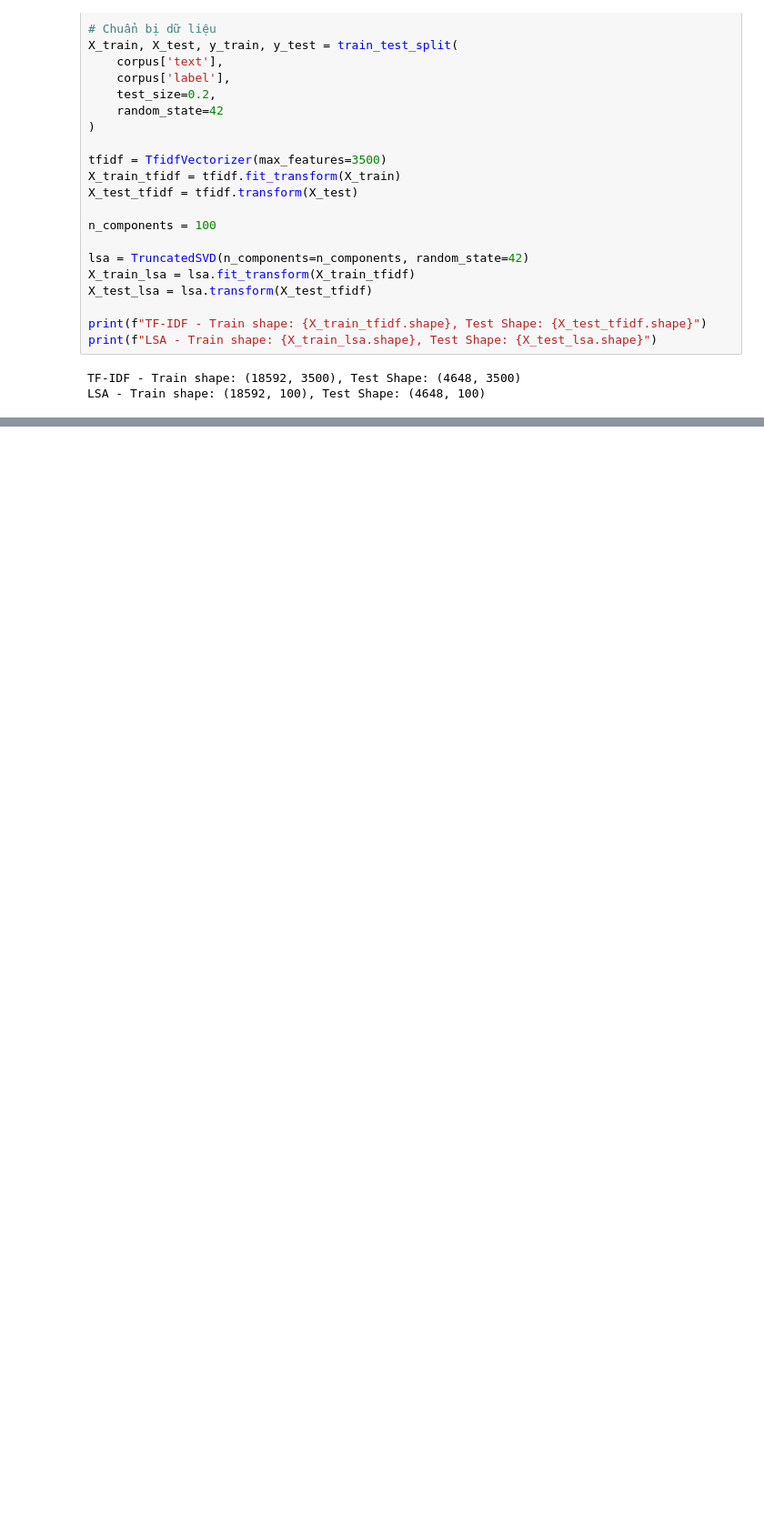
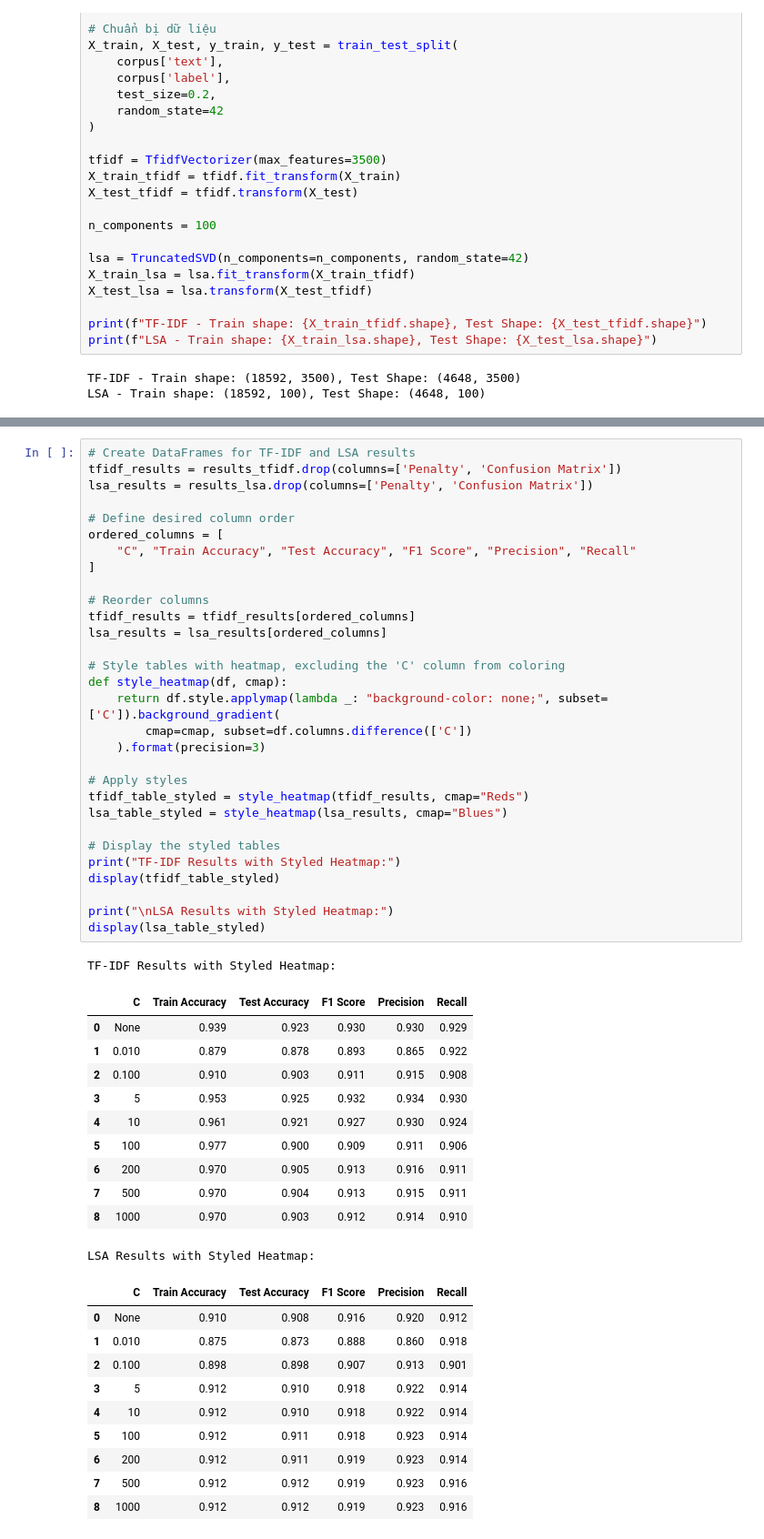
Before and after one commit to yuk068/mental-health-corpus, a Jupyter notebook: K_log_reg.ipynb, the cells around one changed output, grey strips where cells are left out. Shown: that part at 91% size. Saved outputs shown, nothing was run; the diff lists cells and outputs as text; blank space fills up the shorter version.

```diff
--- a/K_log_reg.ipynb
+++ b/K_log_reg.ipynb
@@ -127,0 +172,53 @@ LSA Confusion Matrix:
+# %%
+# Create DataFrames for TF-IDF and LSA results
+tfidf_results = results_tfidf.drop(columns=['Penalty', 'Confusion Matrix'])
+lsa_results = results_lsa.drop(columns=['Penalty', 'Confusion Matrix'])
+
+# Define desired column order
+ordered_columns = [
+    "C", "Train Accuracy", "Test Accuracy", "F1 Score", "Precision", "Recall"
+]
+
+# Reorder columns
+tfidf_results = tfidf_results[ordered_columns]
+lsa_results = lsa_results[ordered_columns]
+
+# Style tables with heatmap, excluding the 'C' column from coloring
+def style_heatmap(df, cmap):
+    return df.style.applymap(lambda _: "background-color: none;", subset=['C']).background_gradient(
+        cmap=cmap, subset=df.columns.difference(['C'])
+    ).format(precision=3)
+
+# Apply styles
+tfidf_table_styled = style_heatmap(tfidf_results, cmap="Reds")
+lsa_table_styled = style_heatmap(lsa_results, cmap="Blues")
+
+# Display the styled tables
+print("TF-IDF Results with Styled Heatmap:")
+display(tfidf_table_styled)
+
+print("\nLSA Results with Styled Heatmap:")
+display(lsa_table_styled)
+# %% [output]
+TF-IDF Results with Styled Heatmap:
+|  | C | Train Accuracy | Test Accuracy | F1 Score | Precision | Recall |
+| 0 | None | 0.939 | 0.923 | 0.930 | 0.930 | 0.929 |
+| 1 | 0.010 | 0.879 | 0.878 | 0.893 | 0.865 | 0.922 |
+| 2 | 0.100 | 0.910 | 0.903 | 0.911 | 0.915 | 0.908 |
+| 3 | 5 | 0.953 | 0.925 | 0.932 | 0.934 | 0.930 |
+| 4 | 10 | 0.961 | 0.921 | 0.927 | 0.930 | 0.924 |
+| 5 | 100 | 0.977 | 0.900 | 0.909 | 0.911 | 0.906 |
+| 6 | 200 | 0.970 | 0.905 | 0.913 | 0.916 | 0.911 |
+| 7 | 500 | 0.970 | 0.904 | 0.913 | 0.915 | 0.911 |
+| 8 | 1000 | 0.970 | 0.903 | 0.912 | 0.914 | 0.910 |
+LSA Results with Styled Heatmap:
+|  | C | Train Accuracy | Test Accuracy | F1 Score | Precision | Recall |
+| 0 | None | 0.910 | 0.908 | 0.916 | 0.920 | 0.912 |
+| 1 | 0.010 | 0.875 | 0.873 | 0.888 | 0.860 | 0.918 |
+| 2 | 0.100 | 0.898 | 0.898 | 0.907 | 0.913 | 0.901 |
+| 3 | 5 | 0.912 | 0.910 | 0.918 | 0.922 | 0.914 |
+| 4 | 10 | 0.912 | 0.910 | 0.918 | 0.922 | 0.914 |
+| 5 | 100 | 0.912 | 0.911 | 0.918 | 0.923 | 0.914 |
+| 6 | 200 | 0.912 | 0.911 | 0.919 | 0.923 | 0.914 |
+| 7 | 500 | 0.912 | 0.912 | 0.919 | 0.923 | 0.916 |
+| 8 | 1000 | 0.912 | 0.912 | 0.919 | 0.923 | 0.916 |
```
Also changed, not shown: parts of 4 cells of this notebook, 5 other files.
